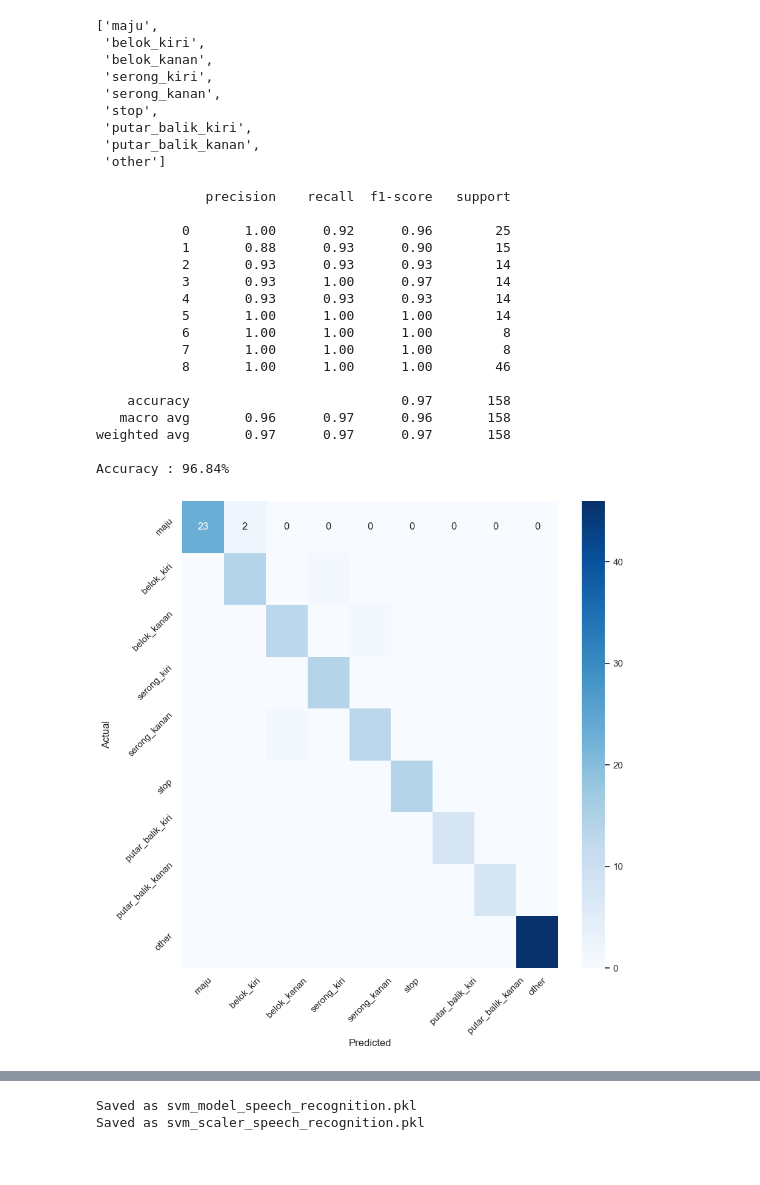
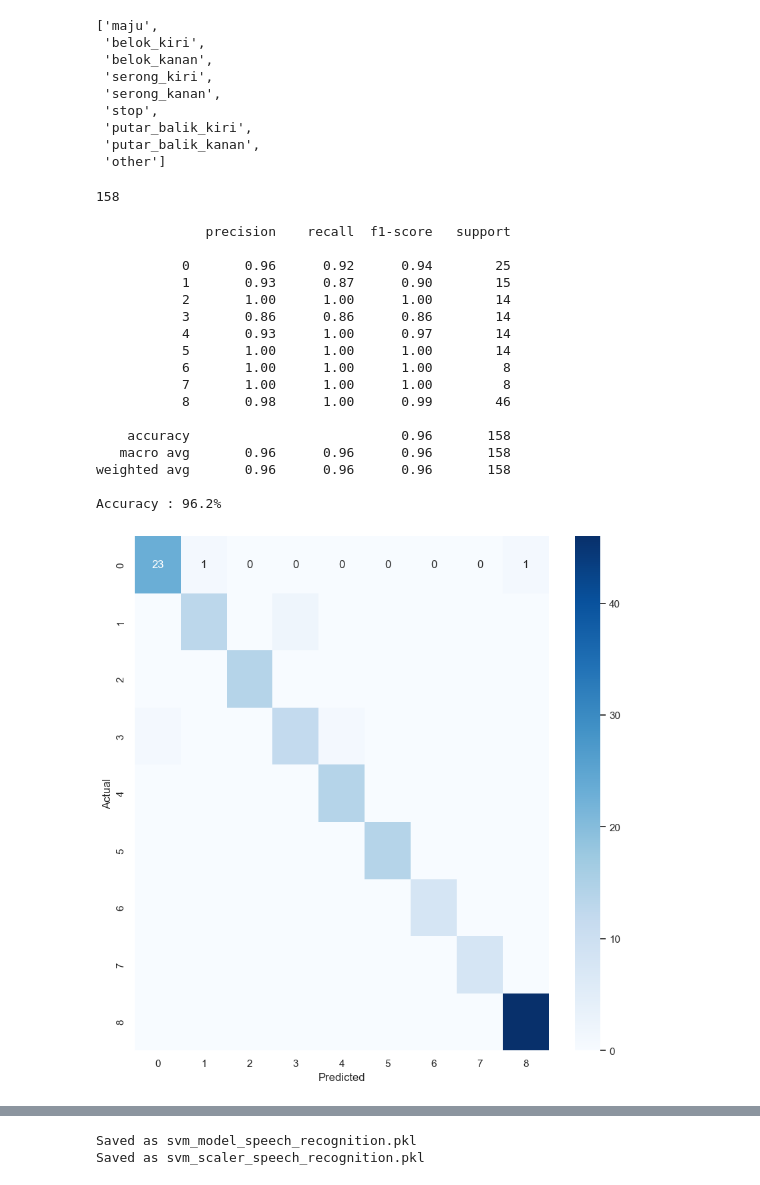
Before and after one commit to LvnnnX/Speech-Recognition-PKM, a Jupyter notebook: model_maker.ipynb, the cells around one changed output, grey strips where cells are left out. Saved outputs shown, nothing was run; the diff lists cells and outputs as text; code cells hidden in the pictures.

```diff
--- a/model_maker.ipynb
+++ b/model_maker.ipynb
@@ -334,36 +338,40 @@ ticks_list
  'putar_balik_kiri',
  'putar_balik_kanan',
  'other']
+# %%
+print(len(X_test))
+# %% [output]
+158
 # %%
 svm_score = SVC(kernel=best['kernel'],C=best['C'], gamma=best['gamma'], decision_function_shape=best['decision_function_shape'], probability=True)
 svm_score.fit(X_train, y_train)
 y_pred = svm_score.predict(X_test)
 print(classification_report(y_test, y_pred))
 print(f'Accuracy : {accuracy_score(y_test, y_pred).round(4)*100}%')
 matrix = confusion_matrix(y_test, y_pred)
 plt.figure(figsize=(10,10))
 ax = sns.heatmap(matrix, annot=True, fmt='d', cmap='Blues')
 plt.xlabel('Predicted')
-plt.xticks(np.arange(9)+0.5, ticks_list, rotation=45)
+# plt.xticks(np.arange(9)+0.5, ticks_list, rotation=45)
 plt.ylabel('Actual')
-plt.yticks(np.arange(9)+0.5, ticks_list, rotation=45)
+# plt.yticks(np.arange(9)+0.5, ticks_list, rotation=45)
 plt.show()
 # %% [output]
               precision    recall  f1-score   support
 
-           0       1.00      0.92      0.96        25
-           1       0.88      0.93      0.90        15
-           2       0.93      0.93      0.93        14
-           3       0.93      1.00      0.97        14
-           4       0.93      0.93      0.93        14
+           0       0.96      0.92      0.94        25
+           1       0.93      0.87      0.90        15
+           2       1.00      1.00      1.00        14
+           3       0.86      0.86      0.86        14
+           4       0.93      1.00      0.97        14
            5       1.00      1.00      1.00        14
            6       1.00      1.00      1.00         8
            7       1.00      1.00      1.00         8
-           8       1.00      1.00      1.00        46
+           8       0.98      1.00      0.99        46
 
-    accuracy                           0.97       158
-   macro avg       0.96      0.97      0.96       158
-weighted avg       0.97      0.97      0.97       158
+    accuracy                           0.96       158
+   macro avg       0.96      0.96      0.96       158
+weighted avg       0.96      0.96      0.96       158
 
-Accuracy : 96.84%
+Accuracy : 96.2%
-[figure, old version]
+[figure, new version]
```
Also changed, not shown: parts of 7 cells of this notebook, 8 other files.
